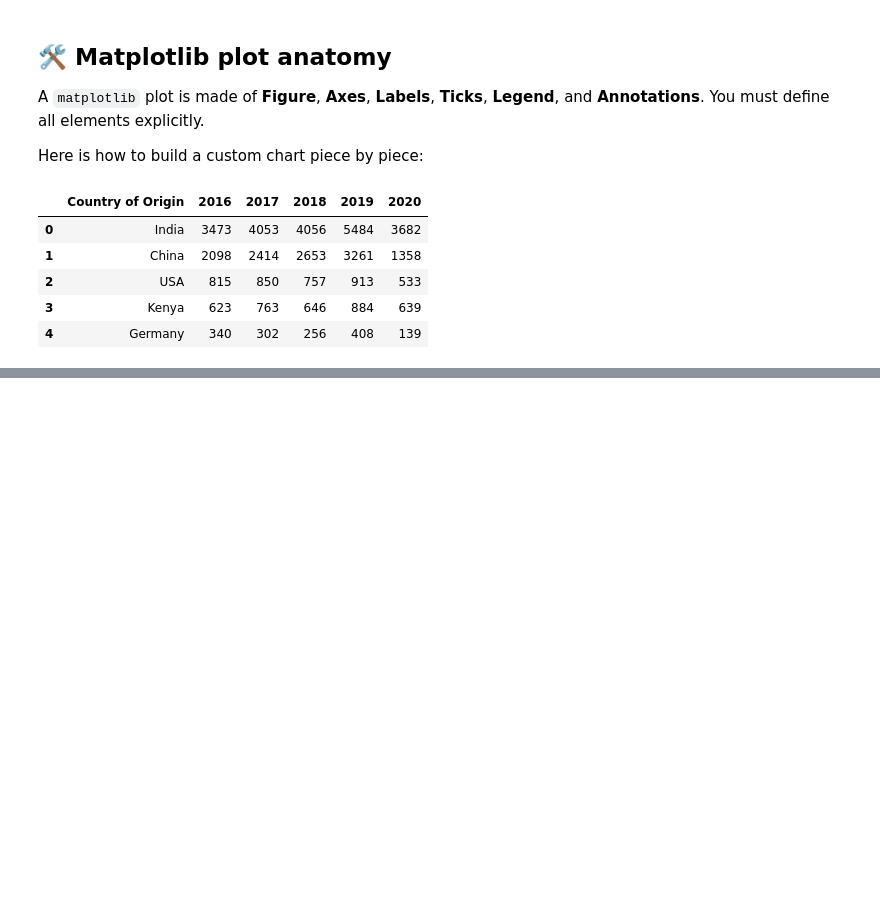
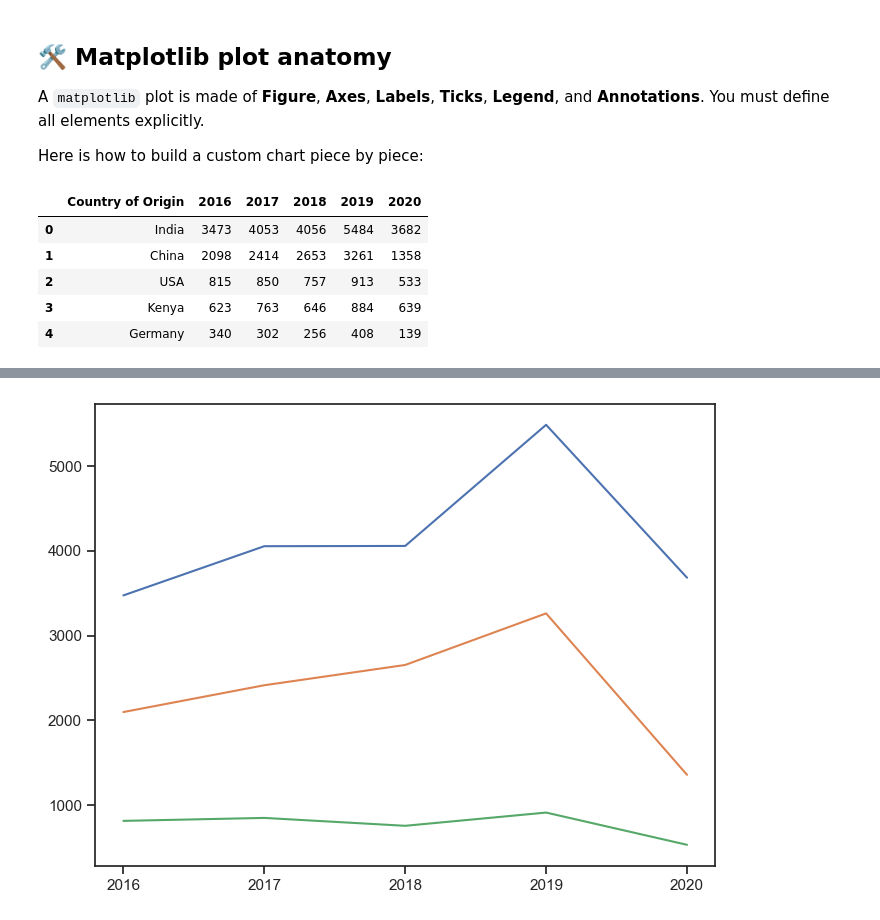
Before and after one commit to DJ-Muwi/immigrants_in_ug, a Jupyter notebook: data_viz_notebook.ipynb, the cells around one changed output, grey strips where cells are left out. Drawn from its saved outputs; the diff is of its cells as text; code cells hidden in the pictures; blank space fills up the shorter version.

```diff
--- a/data_viz_notebook.ipynb
+++ b/data_viz_notebook.ipynb
@@ -130,6 +162,6 @@ plt.show()
 # adding a line for India's immigrant worker data
 india = df_long[df_long["Country of Origin"] == "India"]
 
-fig, ax = plt.subplots(figsize=(8, 6))
-ax.plot(india["Year"], india["Immigrant Workers"])
-plt.show()
+# top countries
+top_countries = ["India", "China", "USA"]
+df_top = df_long[df_long["Country of Origin"].isin(top_countries)]
@@ -141,11 +184,8 @@ plt.show()
 # %%
-# adding data lines for all top countries.
-# top countries for line plot demo
-top_countries = ["India", "China", "USA"]
-filtered = df_long[df_long["Country of Origin"].isin(top_countries)]
-
 fig, ax = plt.subplots(figsize=(8, 6))
 for country in top_countries:
-    subset = filtered[filtered["Country of Origin"] == country]
+    subset = df_top[df_top["Country of Origin"] == country]
     ax.plot(subset["Year"], subset["Immigrant Workers"], label=country)
 plt.show()
+# %% [output]
+[figure, added]
```
Also changed, not shown: parts of 17 cells of this notebook.
